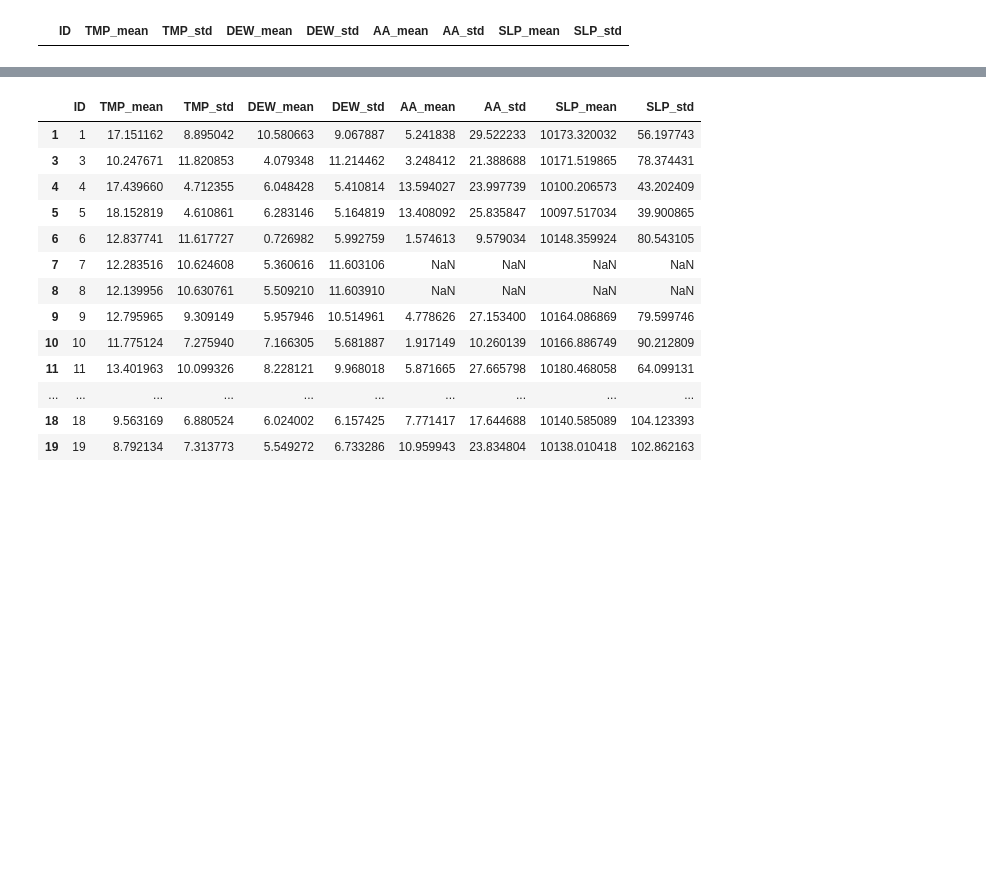
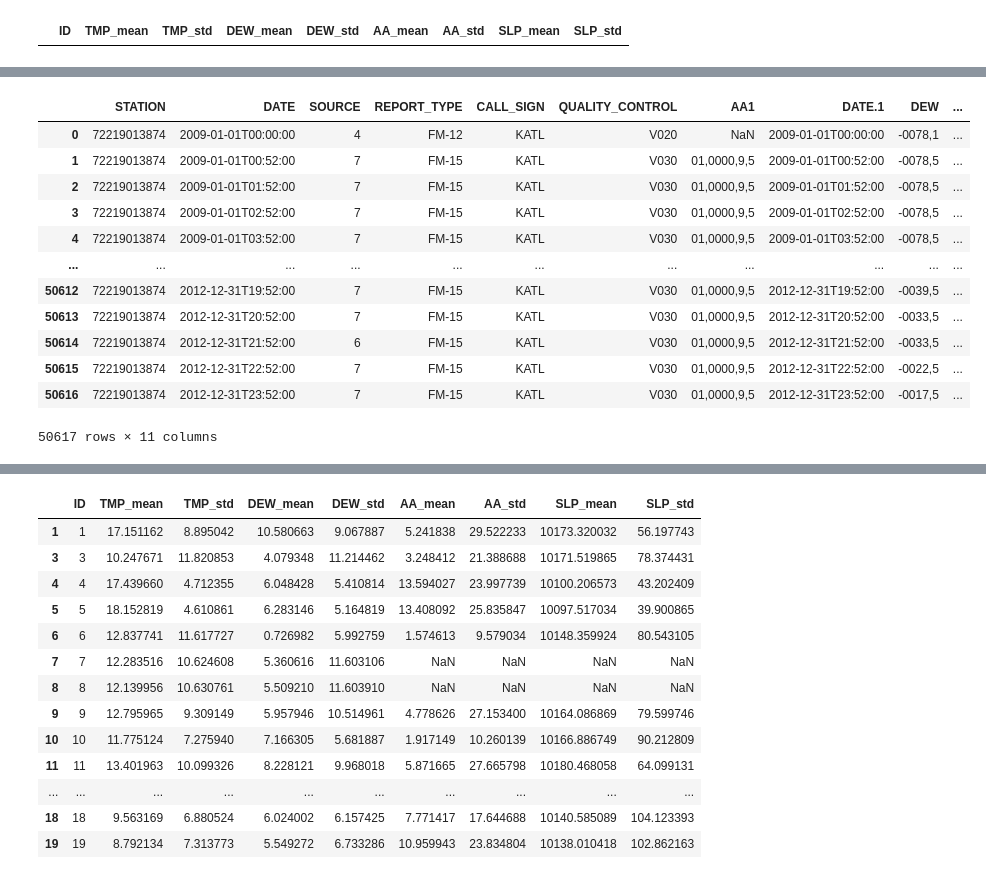
Before and after one commit to thomaslu678/Praxis-Lab-25-26, a Jupyter notebook: met/fetch_met_metadata.ipynb, the cells around one changed output, grey strips where cells are left out. Drawn from its saved outputs; the diff is of its cells as text; code cells hidden in the pictures; blank space fills up the shorter version.

```diff
--- a/met/fetch_met_metadata.ipynb
+++ b/met/fetch_met_metadata.ipynb
@@ -389,6 +443,7 @@ for _, row in met_metadata_df.iterrows():
         )
 
         df = df[mask]
+        break
         df = df[['DATE', 'TMP_value']]
 
         # -----------------------------------------
@@ -466,0 +468,16 @@ Rows: 52334
+# %%
+manual_df
+# %% [output]
+|  | STATION | DATE | SOURCE | REPORT_TYPE | CALL_SIGN | QUALITY_CONTROL | AA1 | DATE.1 | DEW | ... |
+| 0 | 72219013874 | 2009-01-01T00:00:00 | 4 | FM-12 | KATL | V020 | NaN | 2009-01-01T00:00:00 | -0078,1 | ... |
+| 1 | 72219013874 | 2009-01-01T00:52:00 | 7 | FM-15 | KATL | V030 | 01,0000,9,5 | 2009-01-01T00:52:00 | -0078,5 | ... |
+| 2 | 72219013874 | 2009-01-01T01:52:00 | 7 | FM-15 | KATL | V030 | 01,0000,9,5 | 2009-01-01T01:52:00 | -0078,5 | ... |
+| 3 | 72219013874 | 2009-01-01T02:52:00 | 7 | FM-15 | KATL | V030 | 01,0000,9,5 | 2009-01-01T02:52:00 | -0078,5 | ... |
+| 4 | 72219013874 | 2009-01-01T03:52:00 | 7 | FM-15 | KATL | V030 | 01,0000,9,5 | 2009-01-01T03:52:00 | -0078,5 | ... |
+| ... | ... | ... | ... | ... | ... | ... | ... | ... | ... | ... |
+| 50612 | 72219013874 | 2012-12-31T19:52:00 | 7 | FM-15 | KATL | V030 | 01,0000,9,5 | 2012-12-31T19:52:00 | -0039,5 | ... |
+| 50613 | 72219013874 | 2012-12-31T20:52:00 | 7 | FM-15 | KATL | V030 | 01,0000,9,5 | 2012-12-31T20:52:00 | -0033,5 | ... |
+| 50614 | 72219013874 | 2012-12-31T21:52:00 | 6 | FM-15 | KATL | V030 | 01,0000,9,5 | 2012-12-31T21:52:00 | -0033,5 | ... |
+| 50615 | 72219013874 | 2012-12-31T22:52:00 | 7 | FM-15 | KATL | V030 | 01,0000,9,5 | 2012-12-31T22:52:00 | -0022,5 | ... |
+| 50616 | 72219013874 | 2012-12-31T23:52:00 | 7 | FM-15 | KATL | V030 | 01,0000,9,5 | 2012-12-31T23:52:00 | -0017,5 | ... |
+50617 rows × 11 columns
```
Also changed, not shown: parts of 5 cells of this notebook.
